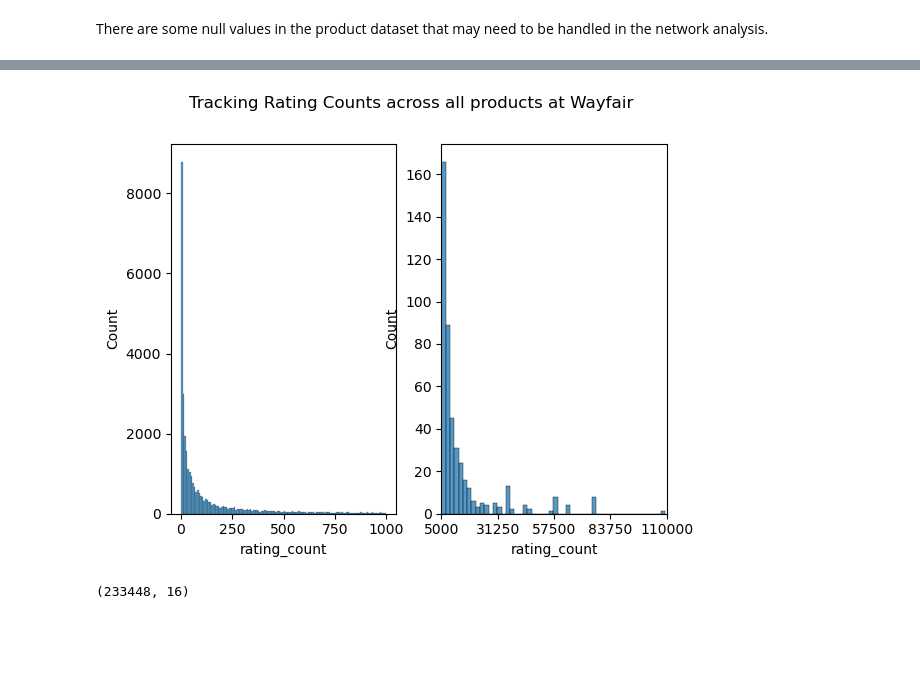
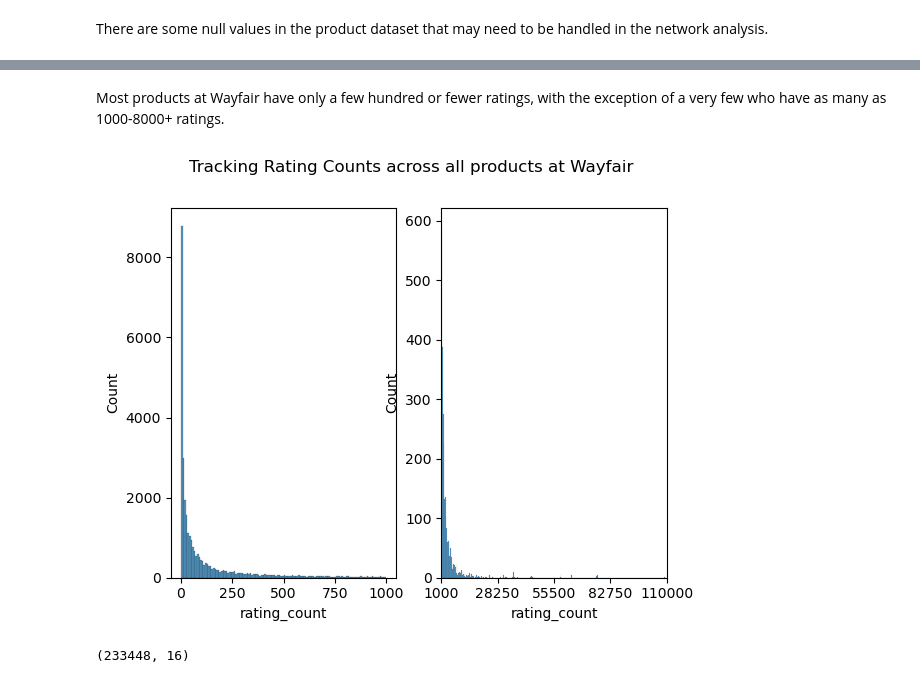
Before and after one commit to jforster19/Data620, a Jupyter notebook: Final Project.ipynb, the cells around one changed output, grey strips where cells are left out. Cells and saved outputs as stored; diff of their text form; code cells hidden in the pictures; blank space fills up the shorter version.

```diff
--- a/Final Project.ipynb
+++ b/Final Project.ipynb
@@ -180,14 +192,16 @@ plt.show();
+# %% [markdown]
+Most products at Wayfair have only a few hundred or fewer ratings, with the exception of a very few who have as many as 1000-8000+ ratings.
 # %%
 fig, ax = plt.subplots(1,2)
 sns.histplot(x='rating_count',data=product_df[product_df['rating_count']<1000], ax=ax[0])
-sns.histplot(x='rating_count',data=product_df[product_df['rating_count']>5000], ax=ax[1])
+sns.histplot(x='rating_count',data=product_df[product_df['rating_count']>1000], ax=ax[1])
 ax[1].set_xlim(5000,110000)
-ax[1].set_xticks(np.linspace(5000,110000,5))
+ax[1].set_xticks(np.linspace(1000,110000,5))
 fig.suptitle('Tracking Rating Counts across all products at Wayfair')
 #sns.histplot(x='rating_count',data=product_df[(product_df['rating_count']>1000)& (product_df['rating_count']>1000)], ax=ax[1])
 plt.show();
 # %% [output]
-[figure, old version]
+[figure, new version]
 # %%
 full_df = pd.merge(label_query_df,product_df,how='inner',on='product_id')
 print(full_df.shape)
```
Also changed, not shown: parts of 29 cells of this notebook.
